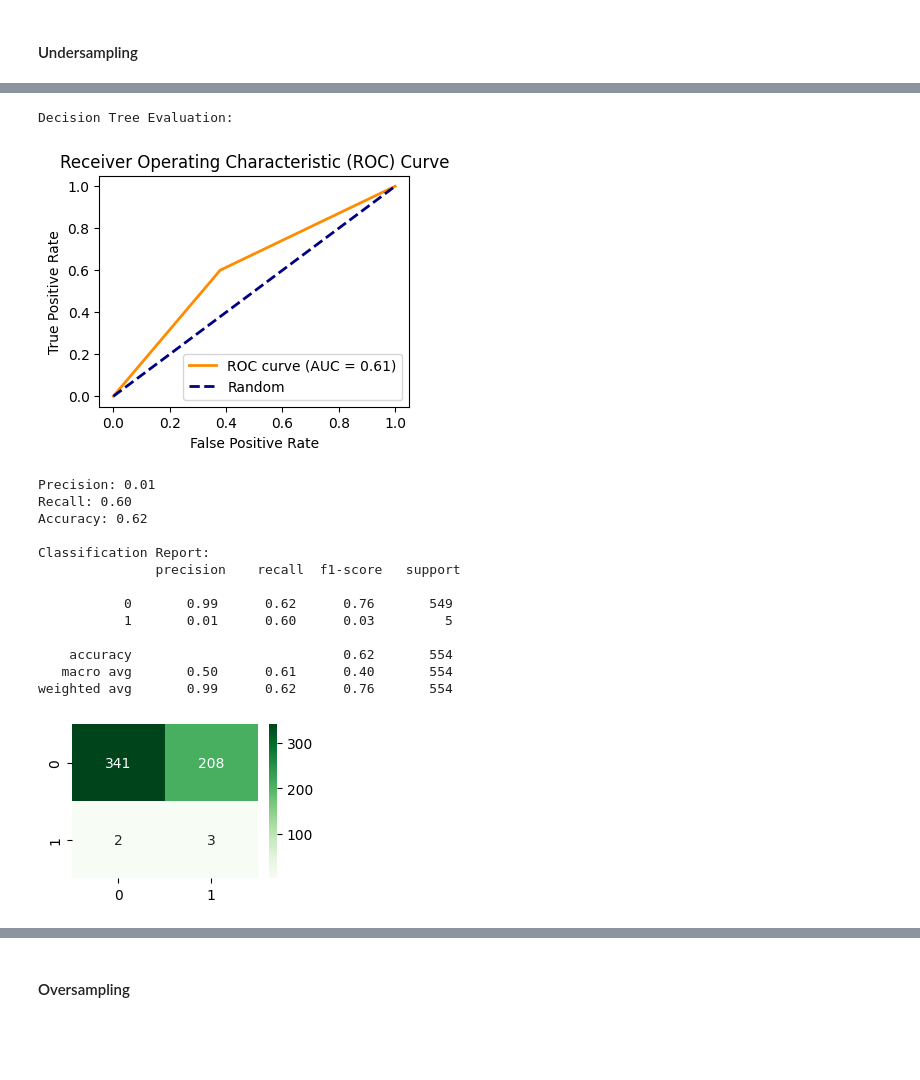
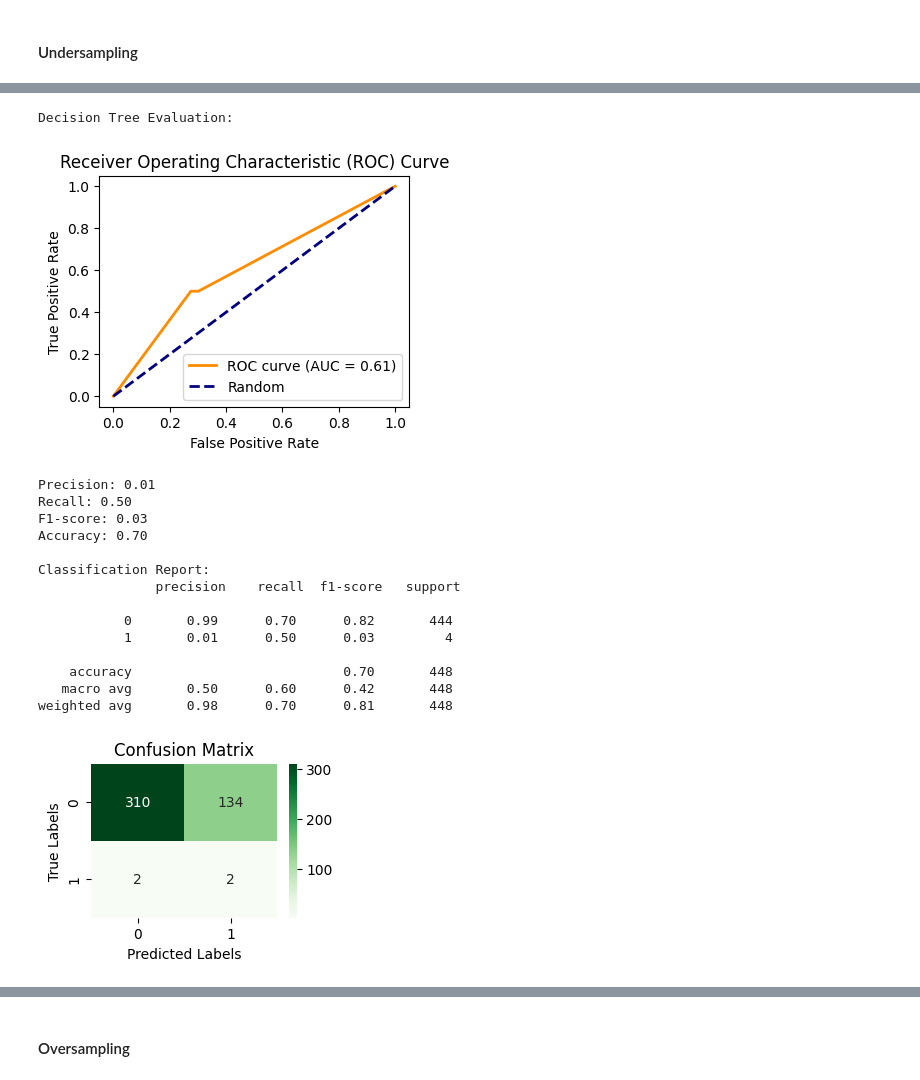
Before and after one commit to vikasgogia/csi5155, a Jupyter notebook: assignment1/assignment1.ipynb, the cells around one changed output, grey strips where cells are left out. Drawn from its saved outputs; the diff is of its cells as text; code cells hidden in the pictures; blank space fills up the shorter version.

Commit message:
results ready

```diff
--- a/assignment1/assignment1.ipynb
+++ b/assignment1/assignment1.ipynb
@@ -352,3 +471,19 @@ X_test = X_test.iloc[:, indices]
 X_train = X_train.iloc[:, indices]
 # %% [markdown]
 ## PART A
+# %%
+cols = ['Training Data', 'Precision', 'Recall', 'F1-score', 'Accuracy']
+performance_arr = []
+# decision tree, random forest, Gradient Boosting Ensemble, SVM, MLP, kNN
+for i in range(6):
+  performance_arr.append(pd.DataFrame(columns=cols))
+
+
+def addToPerformanceDf(idx, p, r, f1, a, data='Original'):
+  '''
+    Add classification evaluation results to the table
+  '''
+  pdf = performance_arr[idx]
+  row = {'Training Data': data, 'Precision': f'{p:.2f}', 'Recall': f'{r:.2f}', 'F1-score': f'{f1:.2f}', 'Accuracy': f'{a:.2f}'}
+  pdf.loc[len(pdf)] = row
+  performance_arr[idx] = pdf
@@ -363,6 +579,0 @@ for i in range(6):
-# %%
-def addToPerformanceDf(idx, p, r, c, data='Original'):
-  pdf = performance_arr[idx]
-  row = {'Training Data': data, 'Precision': f'{p:.2f}', 'Recall': f'{r:.2f}', 'Accuracy': f'{a:.2f}'}
-  pdf.loc[len(pdf)] = row
-  performance_arr[idx] = pdf
@@ -654,6 +833,6 @@ knn_model_1.plot_roc_curve()
 # %%
 # Instantiate RandomUnderSampler
-rus = RandomUnderSampler(sampling_strategy='majority', random_state=42)
+rus = RandomUnderSampler(sampling_strategy=0.5, random_state=49)
 
 # Fit and apply the random under-sampling
 X_us, y_us = rus.fit_resample(X_train, y_train)
@@ -666,5 +845,5 @@ Undersampled y shape =  (32,)
 # %%
-dt_model_2 = SingleDecisionTree(X_us, X_test, y_us, y_test)
+dt_model_2 = ModelBase(DecisionTreeClassifier(class_weight='balanced', criterion='entropy', min_samples_split=4), X_us, X_test, y_us, y_test)
 dt_model_2.train()
 y_pred = dt_model_2.predict()
 # %%
@@ -686,24 +869,25 @@ y_pred = knn_model_2.predict()
 # %%
 print("Decision Tree Evaluation: \n")
 dt_model_2.plot_roc_curve()
-r, p, a = dt_model_2.model_evaluation()
-addToPerformanceDf(0, r, p, a, 'Undersampled')
+r, p, f1, a = dt_model_2.model_evaluation()
+addToPerformanceDf(0, p, r, f1, a, 'Undersampled')
 # %% [output]
 Decision Tree Evaluation:
-[figure, old version]
+[figure, new version]
 Precision: 0.01
-Recall: 0.60
-Accuracy: 0.62
+Recall: 0.50
+F1-score: 0.03
+Accuracy: 0.70
 
 Classification Report:
                precision    recall  f1-score   support
 
-           0       0.99      0.62      0.76       549
-           1       0.01      0.60      0.03         5
+           0       0.99      0.70      0.82       444
+           1       0.01      0.50      0.03         4
 
-    accuracy                           0.62       554
-   macro avg       0.50      0.61      0.40       554
-weighted avg       0.99      0.62      0.76       554
+    accuracy                           0.70       448
+   macro avg       0.50      0.60      0.42       448
+weighted avg       0.98      0.70      0.81       448
-[figure, old version]
+[figure, new version]
 # %%
 print("Random Forest Evaluation: \n")
```
Also changed, not shown: parts of 127 cells of this notebook.
